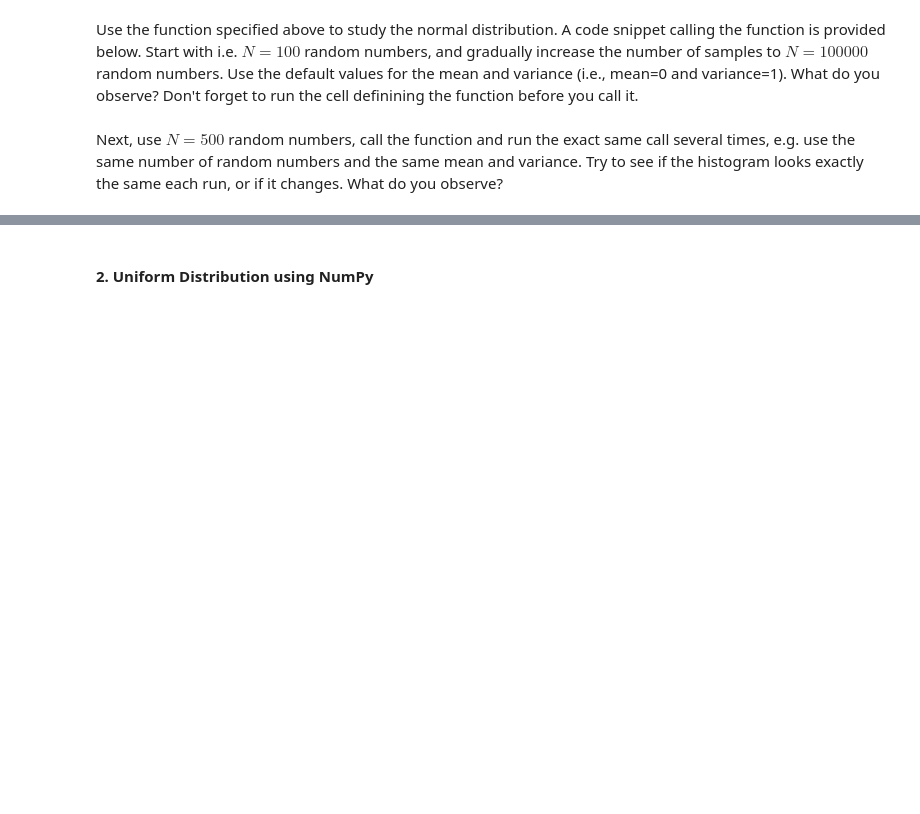
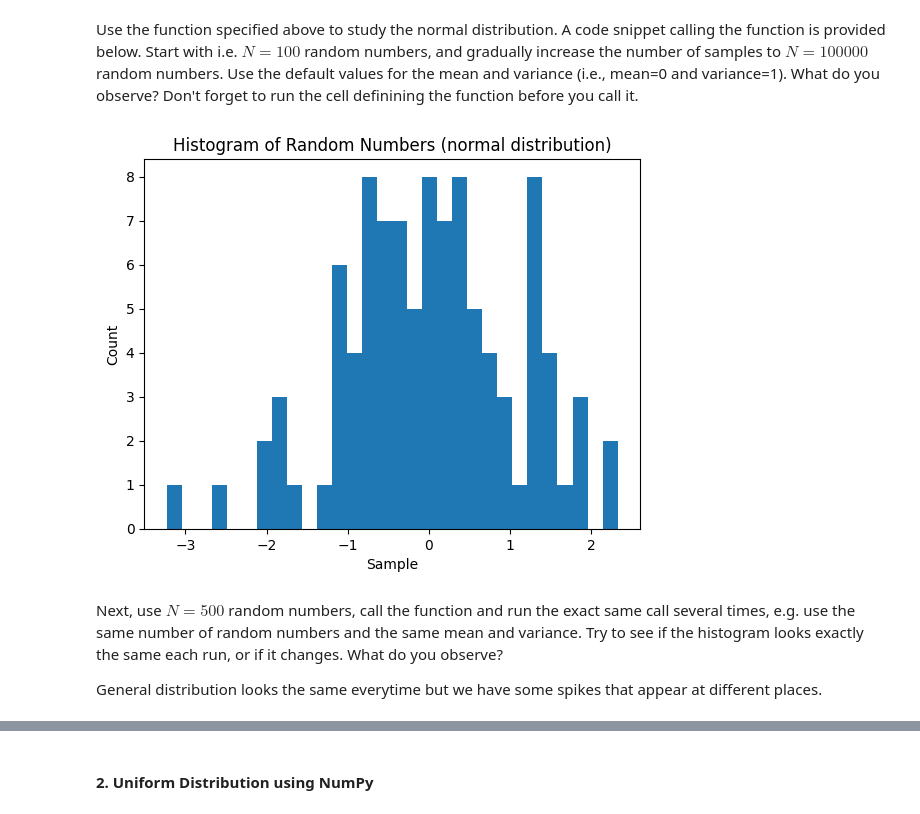
Before and after one commit to Hobbit0419/Uni_code, a Jupyter notebook: Dataanlys/Lab1/Lab1_P1.ipynb, the cells around one changed output, grey strips where cells are left out. Cells and saved outputs as stored; diff of their text form; code cells hidden in the pictures; blank space fills up the shorter version.

```diff
--- a/Dataanlys/Lab1/Lab1_P1.ipynb
+++ b/Dataanlys/Lab1/Lab1_P1.ipynb
@@ -43,10 +43,14 @@ def draw_histogram(mean=0, variance=1, N=1000):
 # %% [markdown]
 Use the function specified above to study the normal distribution. A code snippet calling the function is provided below. Start with i.e. $N=100$ random numbers, and gradually increase the number of samples to $N=100 000$ random numbers. Use the default values for the mean and variance (i.e., mean=0 and variance=1). What do you observe? Don't forget to run the cell definining the function before you call it.
 # %%
-draw_histogram(mean=0, variance=1, N=1)
+draw_histogram(mean=0, variance=1, N=100)
+# %% [output]
+[figure, added]
 # %% [markdown]
 Next, use $N=500$ random numbers, call the function and run the exact same call several times, e.g. use the same
 number of random numbers and the same mean and variance. Try to see if the histogram
 looks exactly the same each run, or if it changes. What do you observe?
+
+General distribution looks the same everytime but we have some spikes that appear at different places.
 # %%
 # enter your code here
```
Also changed, not shown: parts of 12 cells of this notebook, 24 other files.
